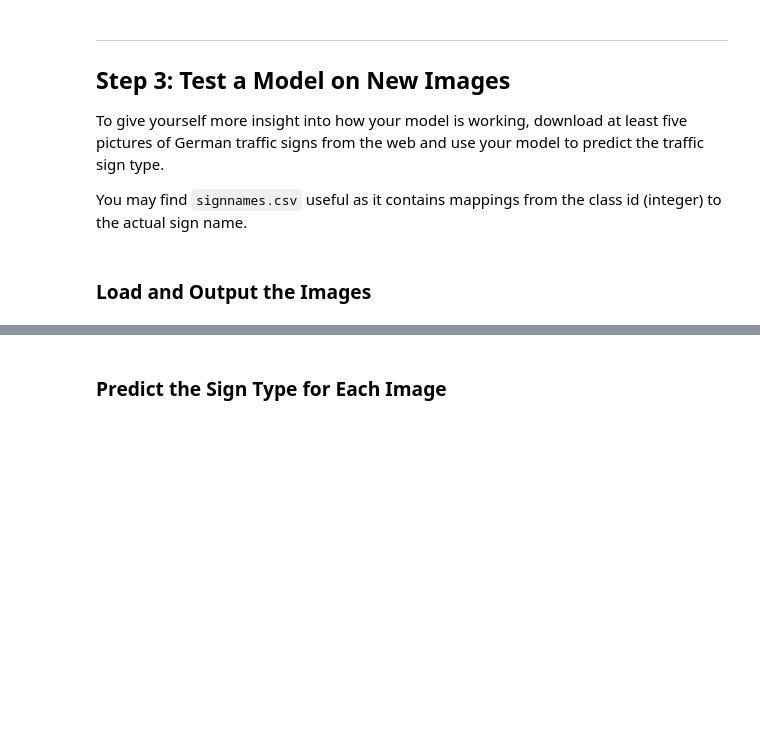
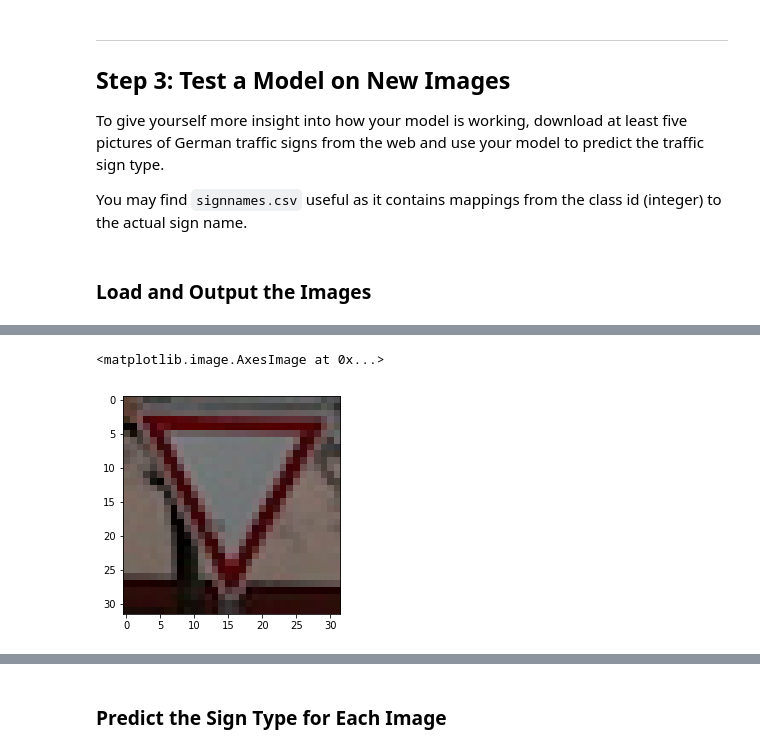
Before and after one commit to Profshen/CarND-Term1-P2, a Jupyter notebook: Traffic_Sign_Classifier.ipynb, the cells around one changed output, grey strips where cells are left out. Drawn from its saved outputs; the diff is of its cells as text; code cells hidden in the pictures; blank space fills up the shorter version.

```diff
--- a/Traffic_Sign_Classifier.ipynb
+++ b/Traffic_Sign_Classifier.ipynb
@@ -399,0 +432,5 @@ You may find `signnames.csv` useful as it contains mappings from the class id (i
+# %%
+plt.imshow(new_signs[2])
+# %% [output]
+<matplotlib.image.AxesImage at 0x...>
+[figure, added]
```
Also changed, not shown: parts of 25 cells of this notebook, 34 other files.
